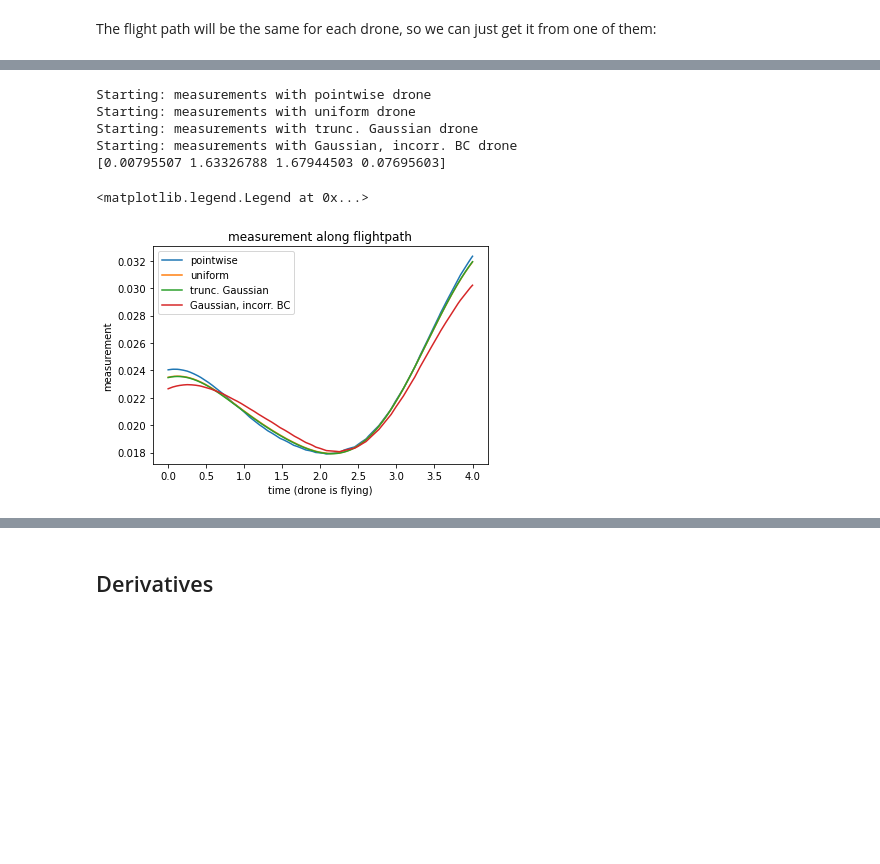
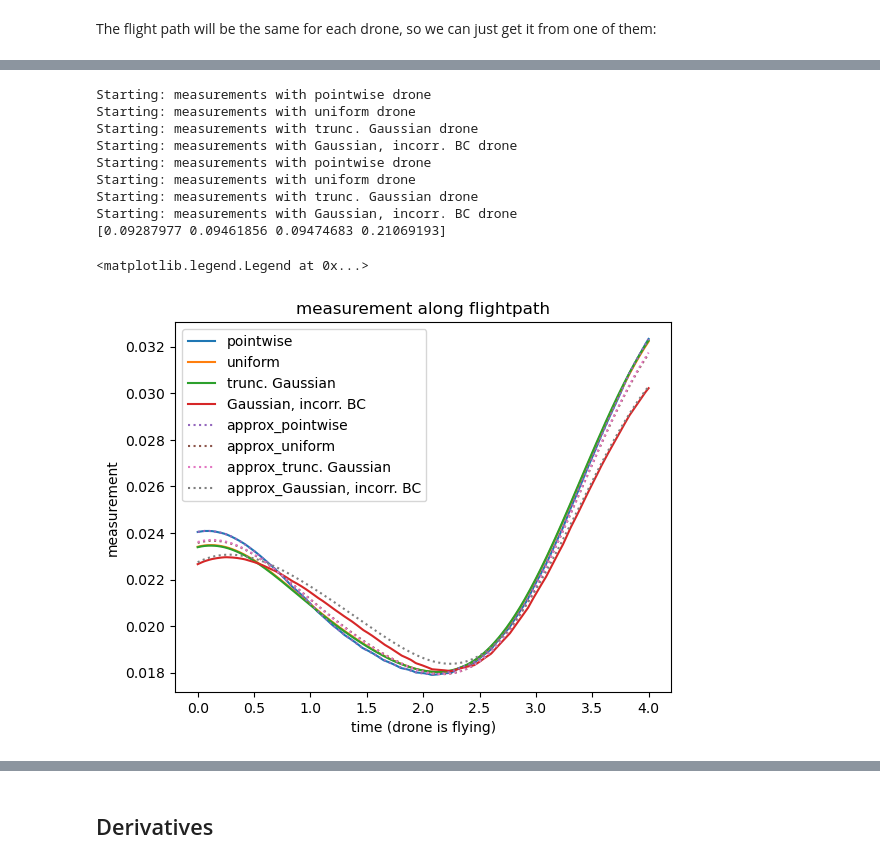
Before and after one commit to leyffer/m2dtIceSheet, a Jupyter notebook: notebooks/2_measurement_types.ipynb, the cells around one changed output, grey strips where cells are left out. Drawn from its saved outputs; the diff is of its cells as text; code cells hidden in the pictures; blank space fills up the shorter version.

Commit message:
add approximate detectors to measurement type notebook

```diff
--- a/notebooks/2_measurement_types.ipynb
+++ b/notebooks/2_measurement_types.ipynb
@@ -101,6 +110,9 @@ i.e. a ball (actually circle since we are in 2D) around the point $y$ with radiu
 # %%
 detector_uniform = DetectorUniform(fom, radius=radius, meshDim=meshDim_drone)
 drone_uniform = Drone(detector=detector_uniform, navigation=navigation)
+
+_detector_uniform = _DetectorUniform(fom, radius=radius, meshDim=meshDim_drone)
+_drone_uniform = Drone(detector=_detector_uniform, navigation=navigation)
 # %% [markdown]
 #### convolution-type: truncated gaussian
 The drone flies over the point $y = p(s)$ but then takes a measurement at a random location $x$ with $\|x-y\| \le \sigma$, i.e. a close point but not exactly $y$. The distribution for which $x$ is chosen is described by a truncated Gaussian. We can model this measurement statistically as the expectation of the state under this distribution.
@@ -127,6 +139,9 @@ $$d(s) = \ell_{p(s)}(u, s)$$
 # %%
 detector_truncated = DetectorTruncGaussian(fom, radius=radius, sigma=sigma, meshDim=meshDim_drone)
 drone_truncated = Drone(detector=detector_truncated, navigation=navigation)
+
+_detector_truncated = _DetectorTruncGaussian(fom, radius=radius, sigma=sigma, meshDim=meshDim_drone)
+_drone_truncated = Drone(detector=_detector_truncated, navigation=navigation)
 # %% [markdown]
 #### convolution-type: gaussian
 **todo:** write description / explanation
@@ -137,4 +152,7 @@ drone_gaussian = Drone(detector=detector_gaussian, navigation=navigation)
 
 #drone_gaussian = DroneGaussianEval(fom, sigma=sigma)
 print("Gaussian drone initialization time: ", time.time()-tStart, " s.")
+
+_detector_gaussian = _DetectorGaussian(fom, sigma=sigma)
+_drone_gaussian = Drone(detector=_detector_gaussian, navigation=navigation)
 # %% [output]
@@ -160,7 +178,8 @@ plt.plot([flightpath[-1, 0]], [flightpath[-1, 1]], color="r", marker="d")
 # %%
-data = np.zeros((4, grid_t.shape[0]))
+data = np.zeros((4*2, grid_t.shape[0]))
 measurement_time = np.zeros(4)
 names = ["pointwise", "uniform", "trunc. Gaussian", "Gaussian, incorr. BC"]
+names += ["approx_pointwise", "approx_uniform", "approx_trunc. Gaussian", "approx_Gaussian, incorr. BC"]
 
 # pointwise
 print("Starting: measurements with {} drone".format(names[0]))
@@ -187,23 +206,56 @@ tStart = time.time()
 data[3,:] = drone_gaussian.measure(state=state, flight=flight)
 measurement_time[3] = time.time()-tStart
 
+# pointwise
+print("Starting: measurements with {} drone".format(names[0]))
+tStart = time.time()
+data[4,:] = _drone_pointwise.measure(state=state, flight=flight)
+measurement_time[0] = time.time()-tStart
+
+# uniform
+print("Starting: measurements with {} drone".format(names[1]))
+tStart = time.time()
+data[5,:] = _drone_uniform.measure(state=state, flight=flight)
+measurement_time[1] = time.time()-tStart
+
+# # truncated gaussian
+print("Starting: measurements with {} drone".format(names[2]))
+tStart = time.time()
+drone_truncated.is_test = True
+data[6,:] = _drone_truncated.measure(state=state, flight=flight)
+measurement_time[2] = time.time()-tStart
+
+# non-truncated Gaussian (Weierstrass trick)
+print("Starting: measurements with {} drone".format(names[3]))
+tStart = time.time()
+data[7,:] = _drone_gaussian.measure(state=state, flight=flight)
+measurement_time[3] = time.time()-tStart
+
 print(measurement_time)
 # %% [output]
 Starting: measurements with pointwise drone
 Starting: measurements with uniform drone
 Starting: measurements with trunc. Gaussian drone
 Starting: measurements with Gaussian, incorr. BC drone
-[0.00795507 1.63326788 1.67944503 0.07695603]
+Starting: measurements with pointwise drone
+Starting: measurements with uniform drone
+Starting: measurements with trunc. Gaussian drone
+Starting: measurements with Gaussian, incorr. BC drone
+[0.09287977 0.09461856 0.09474683 0.21069193]
 # %%
 fig, ax = plt.subplots(1,1)
 
-for i in [0,1,2,3]:
-    ax.plot(grid_t, data[i, :], label = names[i])
+for i in range(4*2):
+    if i < 4:
+        style = '-'
+    else:
+        style = ':'
+    ax.plot(grid_t, data[i, :], style, label = names[i])
 
 ax.set_xlabel("time (drone is flying)")
 ax.set_ylabel("measurement")
 ax.set_title("measurement along flightpath")
 ax.legend()
 # %% [output]
 <matplotlib.legend.Legend at 0x...>
-[figure, old version]
+[figure, new version]
```
Also changed, not shown: parts of 10 cells of this notebook, 1 other file.
